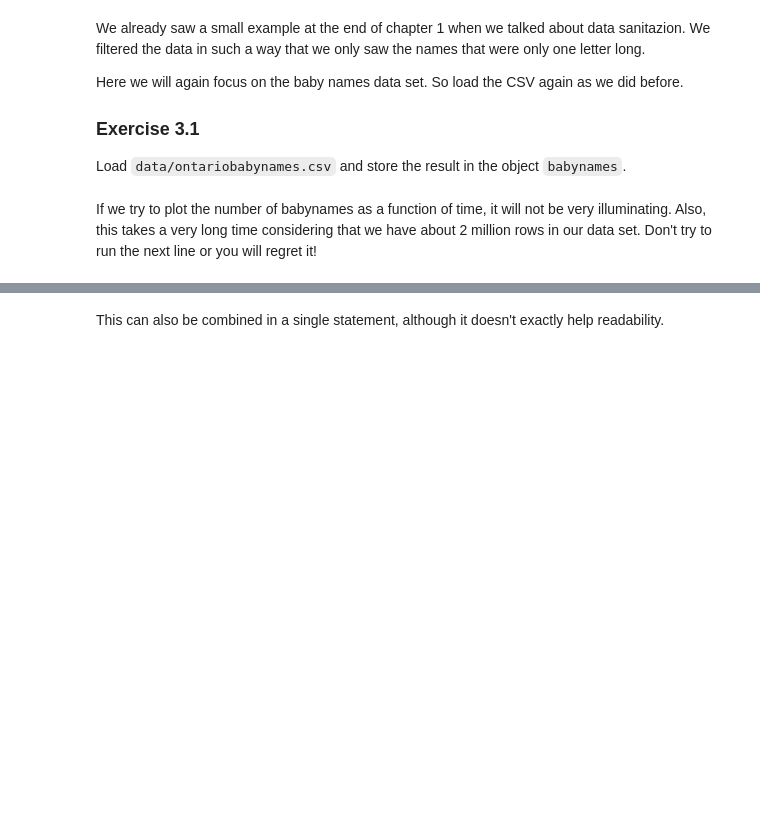
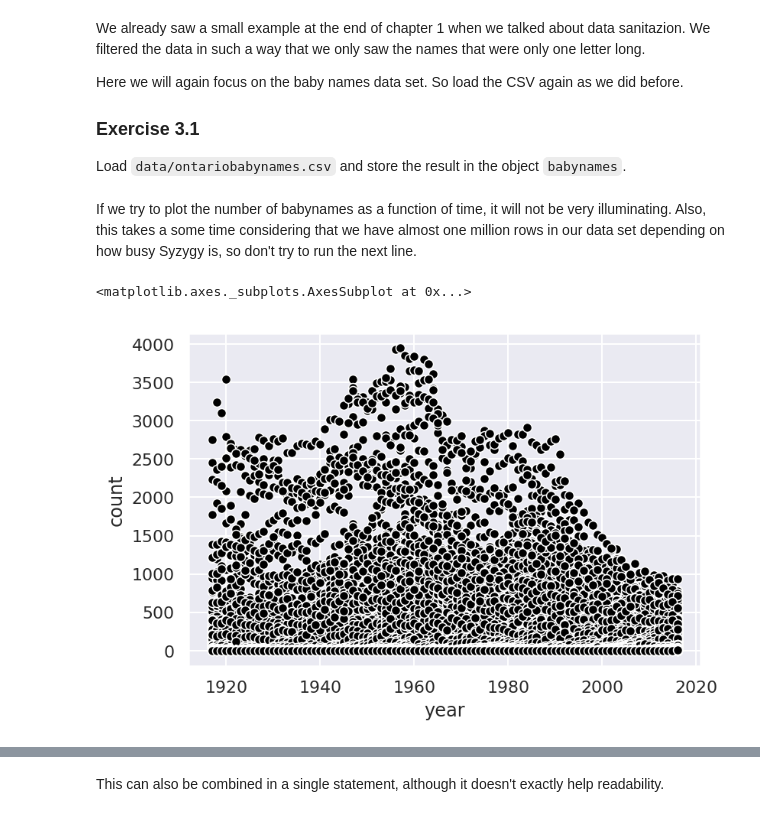
Before and after one commit to drjarno/python-workshop-2020-may, a Jupyter notebook: Chapter 3.ipynb, the cells around one changed output, grey strips where cells are left out. Saved outputs shown, nothing was run; the diff lists cells and outputs as text; code cells hidden in the pictures; blank space fills up the shorter version.

```diff
--- a/Chapter 3.ipynb
+++ b/Chapter 3.ipynb
@@ -27,6 +27,9 @@ babynames = pd.read_csv('data/ontariobabynames.csv')
 # %%
 imdone(3,1)
 # %% [markdown]
-If we try to plot the number of babynames as a function of time, it will not be very illuminating. Also, this takes a very long time considering that we have about 2 million rows in our data set. Don't try to run the next line or you will regret it!
+If we try to plot the number of babynames as a function of time, it will not be very illuminating. Also, this takes a some time considering that we have almost one million rows in our data set depending on how busy Syzygy is, so don't try to run the next line.
 # %%
-sns.relplot("year", "count", color="black", data=babynames)
+sns.scatterplot("year", "count", color="black", data=babynames)
+# %% [output]
+<matplotlib.axes._subplots.AxesSubplot at 0x...>
+[figure, added]
```
Also changed, not shown: parts of 58 cells of this notebook, 2 other files.
